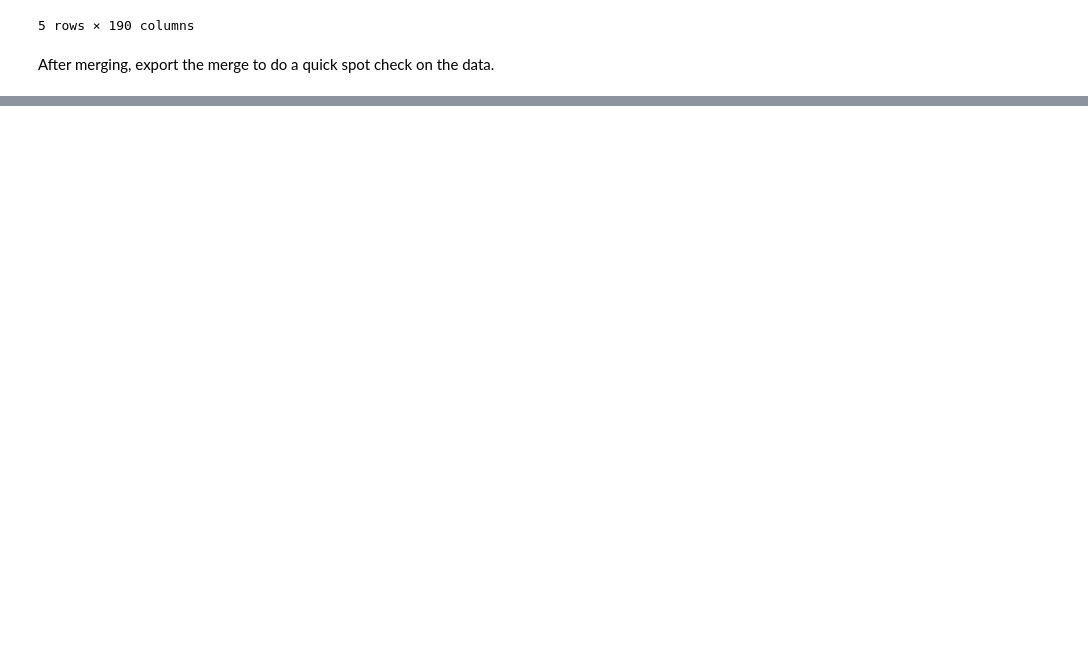
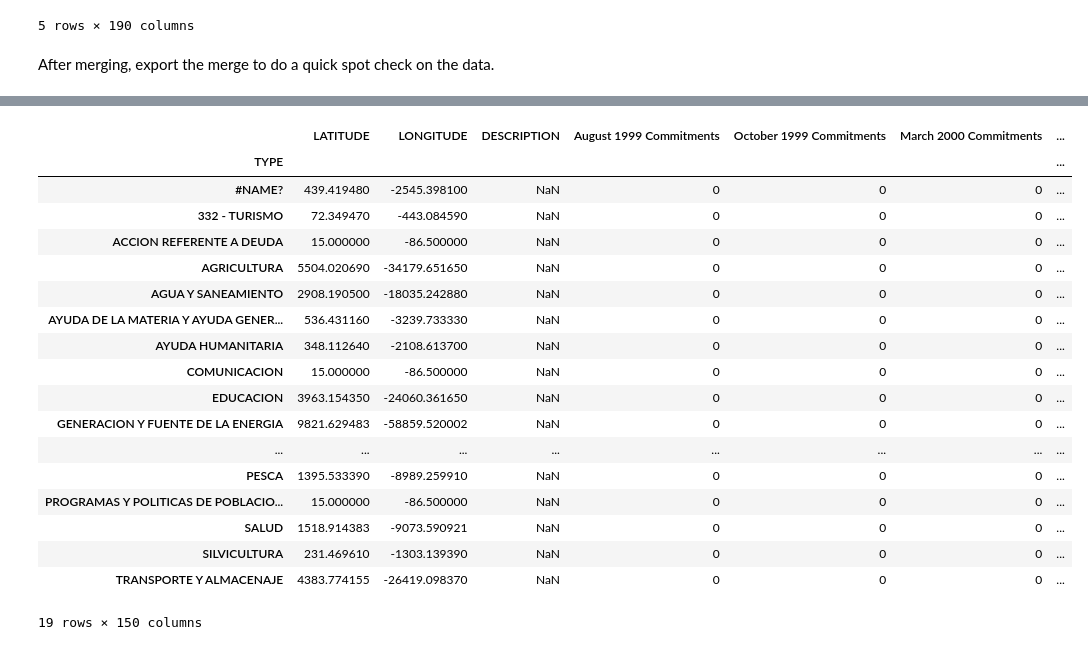
Before and after one commit to bcarancibia/CUNY_IS_602, a Jupyter notebook: Project/bcarancibia_final_project.ipynb, the cells around one changed output, grey strips where cells are left out. Saved outputs shown, nothing was run; the diff lists cells and outputs as text; code cells hidden in the pictures; blank space fills up the shorter version.

```diff
--- a/Project/bcarancibia_final_project.ipynb
+++ b/Project/bcarancibia_final_project.ipynb
@@ -56,0 +64,24 @@ hn_projects_locations = arr[]
+# %%
+commitments_locations_sector = df_commitments_locations.groupby(['TYPE',], sort=True).sum()
+# %%
+commitments_locations_sector
+# %% [output]
+|  | LATITUDE | LONGITUDE | DESCRIPTION | August 1999 Commitments | October 1999 Commitments | March 2000 Commitments | ... |
+| TYPE |  |  |  |  |  |  | ... |
+| #NAME? | 439.419480 | -2545.398100 | NaN | 0 | 0 | 0 | ... |
+| 332 - TURISMO | 72.349470 | -443.084590 | NaN | 0 | 0 | 0 | ... |
+| ACCION REFERENTE A DEUDA | 15.000000 | -86.500000 | NaN | 0 | 0 | 0 | ... |
+| AGRICULTURA | 5504.020690 | -34179.651650 | NaN | 0 | 0 | 0 | ... |
+| AGUA Y SANEAMIENTO | 2908.190500 | -18035.242880 | NaN | 0 | 0 | 0 | ... |
+| AYUDA DE LA MATERIA Y AYUDA GENER... | 536.431160 | -3239.733330 | NaN | 0 | 0 | 0 | ... |
+| AYUDA HUMANITARIA | 348.112640 | -2108.613700 | NaN | 0 | 0 | 0 | ... |
+| COMUNICACION | 15.000000 | -86.500000 | NaN | 0 | 0 | 0 | ... |
+| EDUCACION | 3963.154350 | -24060.361650 | NaN | 0 | 0 | 0 | ... |
+| GENERACION Y FUENTE DE LA ENERGIA | 9821.629483 | -58859.520002 | NaN | 0 | 0 | 0 | ... |
+| ... | ... | ... | ... | ... | ... | ... | ... |
+| PESCA | 1395.533390 | -8989.259910 | NaN | 0 | 0 | 0 | ... |
+| PROGRAMAS Y POLITICAS DE POBLACIO... | 15.000000 | -86.500000 | NaN | 0 | 0 | 0 | ... |
+| SALUD | 1518.914383 | -9073.590921 | NaN | 0 | 0 | 0 | ... |
+| SILVICULTURA | 231.469610 | -1303.139390 | NaN | 0 | 0 | 0 | ... |
+| TRANSPORTE Y ALMACENAJE | 4383.774155 | -26419.098370 | NaN | 0 | 0 | 0 | ... |
+19 rows × 150 columns
```
Also changed, not shown: parts of 4 cells of this notebook, 1 other file.
